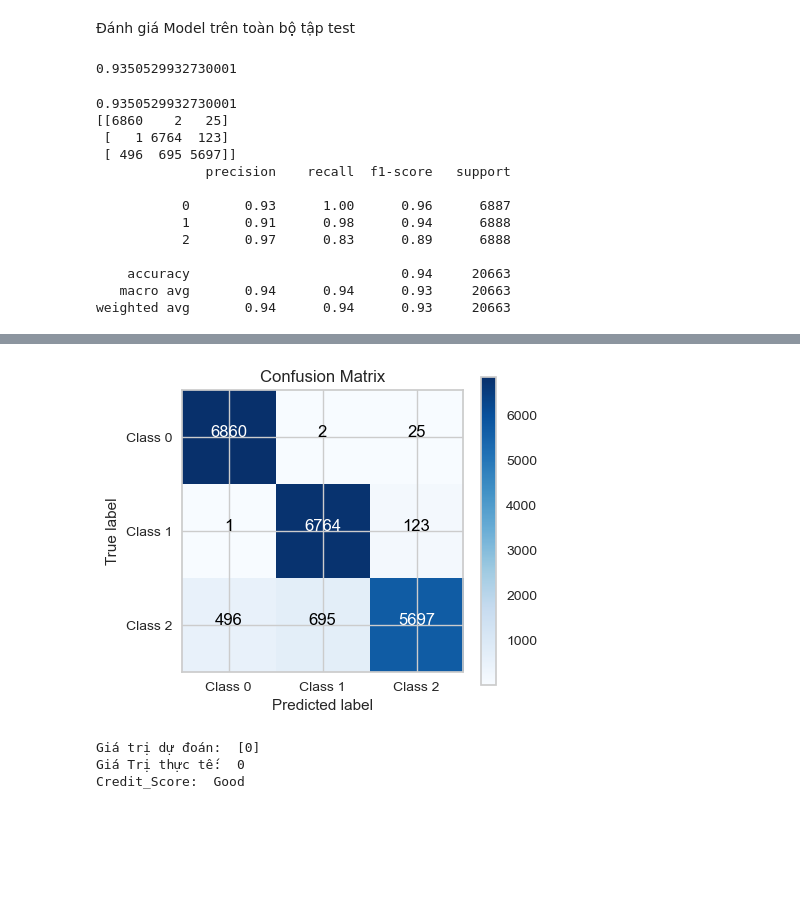
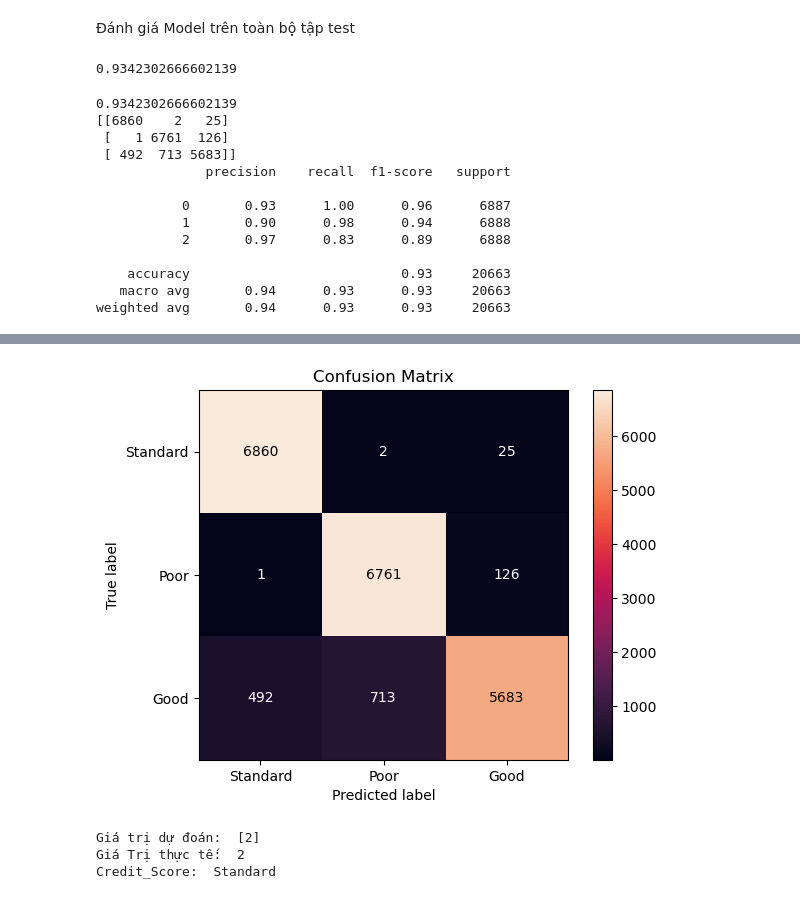
Before and after one commit to ThangQT2606/AI-ML-DL, a Jupyter notebook: banking.ipynb, the cells around one changed output, grey strips where cells are left out. Drawn from its saved outputs; the diff is of its cells as text; code cells hidden in the pictures; blank space fills up the shorter version.

```diff
--- a/banking.ipynb
+++ b/banking.ipynb
@@ -365,7 +365,7 @@ x, y = smote.fit_resample(x, y)
 Standardized Data
 # %%
 from sklearn.preprocessing import StandardScaler, MinMaxScaler
-sc = MinMaxScaler(feature_range=(-1,1))
+sc = MinMaxScaler(feature_range=(0,1))
 sc.fit(x)
 x = sc.transform(x)
 # %%
@@ -418,7 +426,7 @@ RandomForestClassifier(class_weight='balanced', random_state=42)
 _score = model.score(x_test, y_test)
 print(_score)
 # %% [output]
-0.9350529932730001
+0.9342302666602139
 # %%
 from sklearn.metrics import classification_report, confusion_matrix, accuracy_score
 y_pred = model.predict(x_test)
@@ -427,19 +435,19 @@ print(accuracy_score(y_test, y_pred))
 print(confusion_matrix(y_test, y_pred))
 print(classification_report(y_test, y_pred))
 # %% [output]
-0.9350529932730001
+0.9342302666602139
 [[6860    2   25]
- [   1 6764  123]
- [ 496  695 5697]]
+ [   1 6761  126]
+ [ 492  713 5683]]
               precision    recall  f1-score   support
 
            0       0.93      1.00      0.96      6887
-           1       0.91      0.98      0.94      6888
+           1       0.90      0.98      0.94      6888
            2       0.97      0.83      0.89      6888
 
-    accuracy                           0.94     20663
-   macro avg       0.94      0.94      0.93     20663
-weighted avg       0.94      0.94      0.93     20663
+    accuracy                           0.93     20663
+   macro avg       0.94      0.93      0.93     20663
+weighted avg       0.94      0.93      0.93     20663
 # %% [markdown]
 ![image.png](attachment:image.png)
 ![image-5.png](attachment:image-5.png)
@@ -447,10 +455,12 @@ weighted avg       0.94      0.94      0.93     20663
 from sklearn.metrics import confusion_matrix, roc_curve, auc
 from sklearn.preprocessing import label_binarize
 def plot_confusion_matrix(y_test, y_pred, classes):
+    colors = ['pink', 'white','red', 'purple', 'orange', 'brown', 'yellow', 'blue', 'green']
+    cmap = plt.cm.colors.ListedColormap(colors)
     cm = confusion_matrix(y_test, y_pred)
-    plt.figure(figsize=(10, 4))
-    plt.subplot(1, 2, 1)
-    plt.imshow(cm, interpolation='nearest', cmap=plt.cm.Blues)
+    # plt.figure(figsize=(10, 4))
+    # plt.subplot(1, 2, 1)
+    plt.imshow(cm, interpolation='nearest', cmap='rocket')
     plt.title('Confusion Matrix')
     plt.colorbar()
     plt.xlabel('Predicted label')
@@ -459,12 +469,13 @@ def plot_confusion_matrix(y_test, y_pred, classes):
     plt.yticks([0, 1, 2], [classes[0], classes[1], classes[2]])
     for i in range(cm.shape[0]):
         for j in range(cm.shape[1]):
-            plt.text(j, i, str(cm[i, j]), horizontalalignment='center', color='white' if cm[i, j] > cm.max() / 2 else 'black')
+            plt.text(j, i, str(cm[i, j]), horizontalalignment='center', color='black' if cm[i, j] > cm.max() / 2 else 'white',
+                    ha='center', va='center')
 # %%
-classes = ['Class 0', 'Class 1', 'Class 2']
+classes = ['Standard', 'Poor', 'Good']
 plot_confusion_matrix(y_test, y_pred, classes)
 # %% [output]
-[figure, old version]
+[figure, new version]
 # %%
 import random as rd
 m = rd.randint(0, x_test.shape[0])
@@ -477,6 +488,6 @@ print("Giá trị dự đoán: ", Y_predict)
 print("Giá Trị thực tế: ", Y_new)
 print("Credit_Score: ", Credit_Labels[CreditScore_label_digital])
 # %% [output]
-Giá trị dự đoán:  [0]
-Giá Trị thực tế:  0
-Credit_Score:  Good
+Giá trị dự đoán:  [2]
+Giá Trị thực tế:  2
+Credit_Score:  Standard
```
Also changed, not shown: parts of 3 cells of this notebook, 7 other files.
